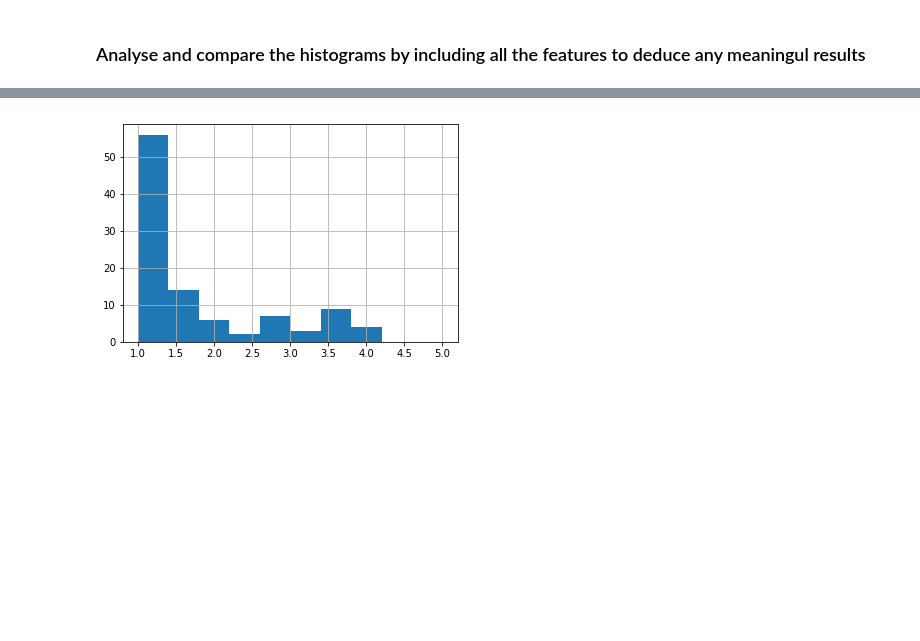
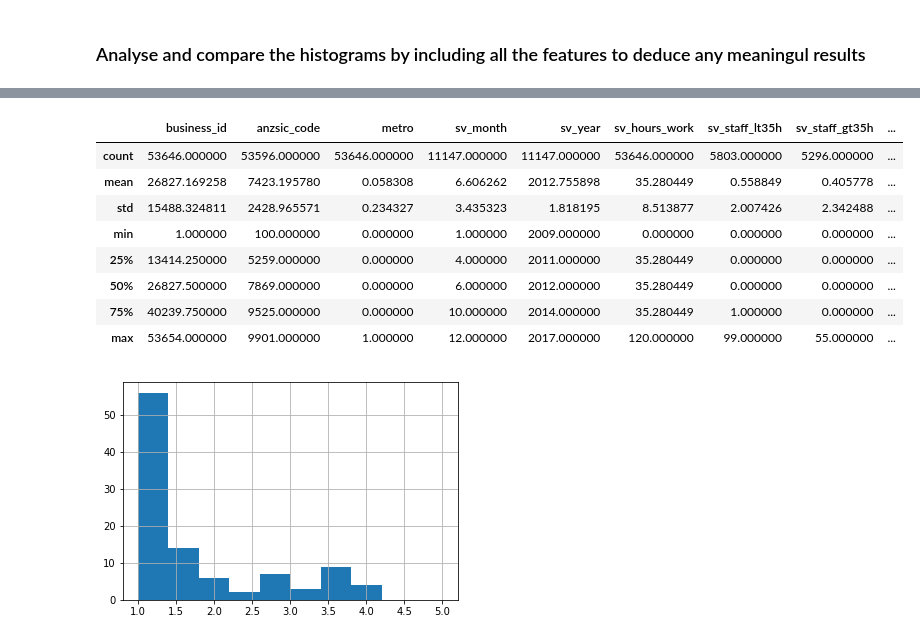
Before and after one commit to vsrajesh1/Capstone_Project_1, a Jupyter notebook: Capstone1_DataWrangling.ipynb, the cells around one changed output, grey strips where cells are left out. Cells and saved outputs as stored; diff of their text form; code cells hidden in the pictures; blank space fills up the shorter version.

```diff
--- a/Capstone1_DataWrangling.ipynb
+++ b/Capstone1_DataWrangling.ipynb
@@ -261,3 +342,17 @@ plt.show()
+# %%
+# Replace Nan/ missing values in the feature 'SV_HOURS_WORK' with the mean value of the non-NAN values.
+main_df.sv_hours_work = main_df.sv_hours_work.fillna(main_df.sv_hours_work.mean())
+main_df.describe()
+# %% [output]
+|  | business_id | anzsic_code | metro | sv_month | sv_year | sv_hours_work | sv_staff_lt35h | sv_staff_gt35h | ... |
+| count | 53646.000000 | 53596.000000 | 53646.000000 | 11147.000000 | 11147.000000 | 53646.000000 | 5803.000000 | 5296.000000 | ... |
+| mean | 26827.169258 | 7423.195780 | 0.058308 | 6.606262 | 2012.755898 | 35.280449 | 0.558849 | 0.405778 | ... |
+| std | 15488.324811 | 2428.965571 | 0.234327 | 3.435323 | 1.818195 | 8.513877 | 2.007426 | 2.342488 | ... |
+| min | 1.000000 | 100.000000 | 0.000000 | 1.000000 | 2009.000000 | 0.000000 | 0.000000 | 0.000000 | ... |
+| 25% | 13414.250000 | 5259.000000 | 0.000000 | 4.000000 | 2011.000000 | 35.280449 | 0.000000 | 0.000000 | ... |
+| 50% | 26827.500000 | 7869.000000 | 0.000000 | 6.000000 | 2012.000000 | 35.280449 | 0.000000 | 0.000000 | ... |
+| 75% | 40239.750000 | 9525.000000 | 0.000000 | 10.000000 | 2014.000000 | 35.280449 | 1.000000 | 0.000000 | ... |
+| max | 53654.000000 | 9901.000000 | 1.000000 | 12.000000 | 2017.000000 | 120.000000 | 99.000000 | 55.000000 | ... |
 # %%
 # Converting the 2 features "Staff working > 35 hrs" and "Staff working < 35 hrs" to log scale as they appear a bit
 # skewed.
```
Also changed, not shown: parts of 14 cells of this notebook.
